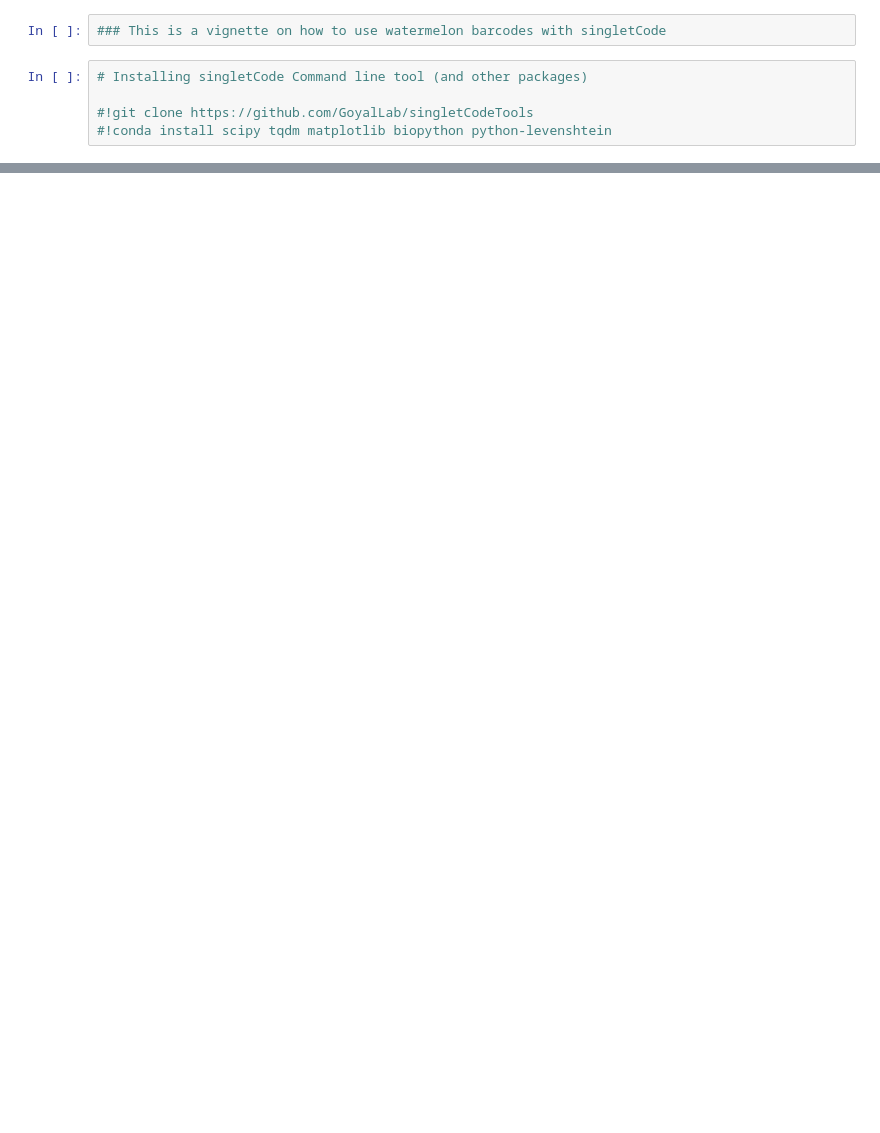
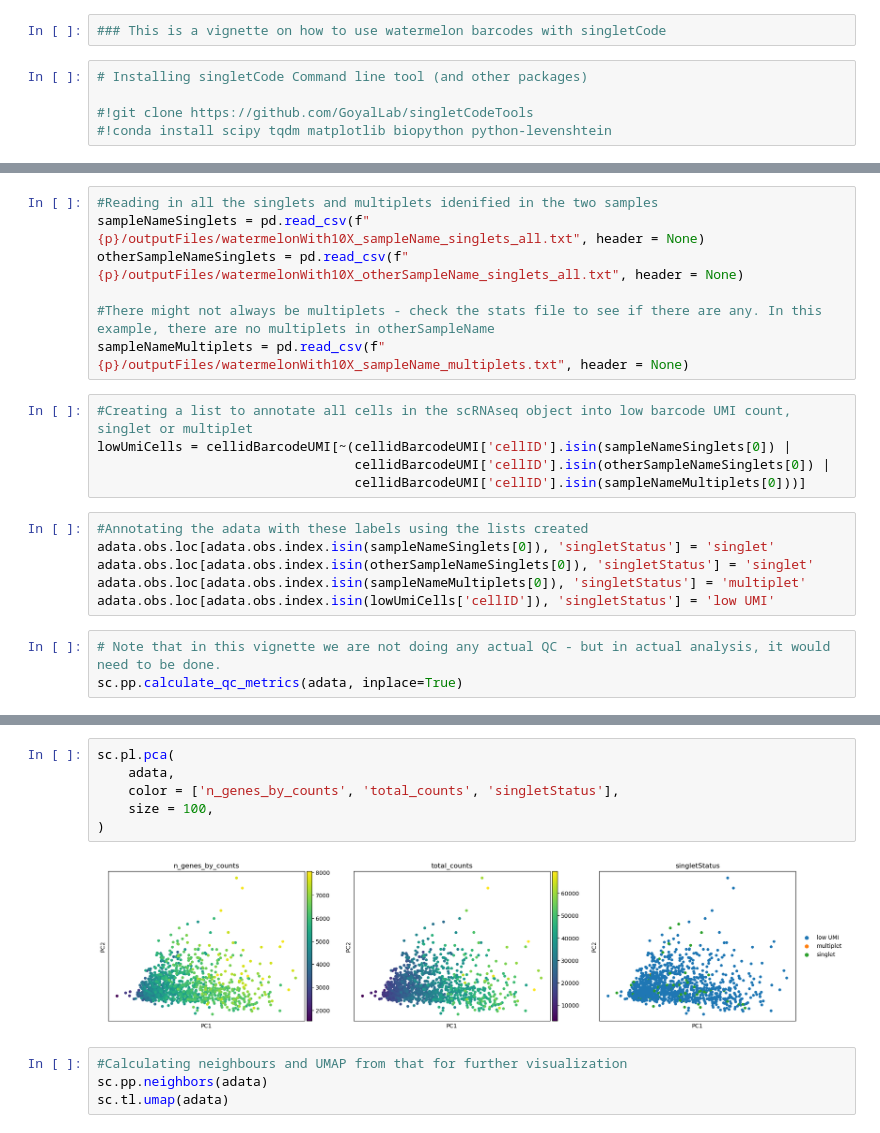
Before and after one commit to GoyalLab/singletCodeTools, a Jupyter notebook: vignette/usingwatermelonBarcodesWithSingletCode.ipynb, the cells around one changed output, grey strips where cells are left out. Cells and saved outputs as stored; diff of their text form; blank space fills up the shorter version.

Commit message:
updated watermelon vignette

```diff
--- a/vignette/usingwatermelonBarcodesWithSingletCode.ipynb
+++ b/vignette/usingwatermelonBarcodesWithSingletCode.ipynb
@@ -122,0 +178,21 @@ All singlets identified are unique? True
+# %%
+#Reading in all the singlets and multiplets idenified in the two samples
+sampleNameSinglets = pd.read_csv(f"{p}/outputFiles/watermelonWith10X_sampleName_singlets_all.txt", header = None)
+otherSampleNameSinglets = pd.read_csv(f"{p}/outputFiles/watermelonWith10X_otherSampleName_singlets_all.txt", header = None)
+
+#There might not always be multiplets - check the stats file to see if there are any. In this example, there are no multiplets in otherSampleName
+sampleNameMultiplets = pd.read_csv(f"{p}/outputFiles/watermelonWith10X_sampleName_multiplets.txt", header = None)
+# %%
+#Creating a list to annotate all cells in the scRNAseq object into low barcode UMI count, singlet or multiplet
+lowUmiCells = cellidBarcodeUMI[~(cellidBarcodeUMI['cellID'].isin(sampleNameSinglets[0]) |
+                                 cellidBarcodeUMI['cellID'].isin(otherSampleNameSinglets[0]) |
+                                 cellidBarcodeUMI['cellID'].isin(sampleNameMultiplets[0]))]
+# %%
+#Annotating the adata with these labels using the lists created
+adata.obs.loc[adata.obs.index.isin(sampleNameSinglets[0]), 'singletStatus'] = 'singlet'
+adata.obs.loc[adata.obs.index.isin(otherSampleNameSinglets[0]), 'singletStatus'] = 'singlet'
+adata.obs.loc[adata.obs.index.isin(sampleNameMultiplets[0]), 'singletStatus'] = 'multiplet'
+adata.obs.loc[adata.obs.index.isin(lowUmiCells['cellID']), 'singletStatus'] = 'low UMI'
+# %%
+# Note that in this vignette we are not doing any actual QC - but in actual analysis, it would need to be done.
+sc.pp.calculate_qc_metrics(adata, inplace=True)
@@ -122,0 +205,12 @@ All singlets identified are unique? True
+# %%
+sc.pl.pca(
+    adata,
+    color = ['n_genes_by_counts', 'total_counts', 'singletStatus'],
+    size = 100,
+)
+# %% [output]
+[figure, added]
+# %%
+#Calculating neighbours and UMAP from that for further visualization
+sc.pp.neighbors(adata)
+sc.tl.umap(adata)
```
Also changed, not shown: parts of 13 cells of this notebook, 1 other file.
